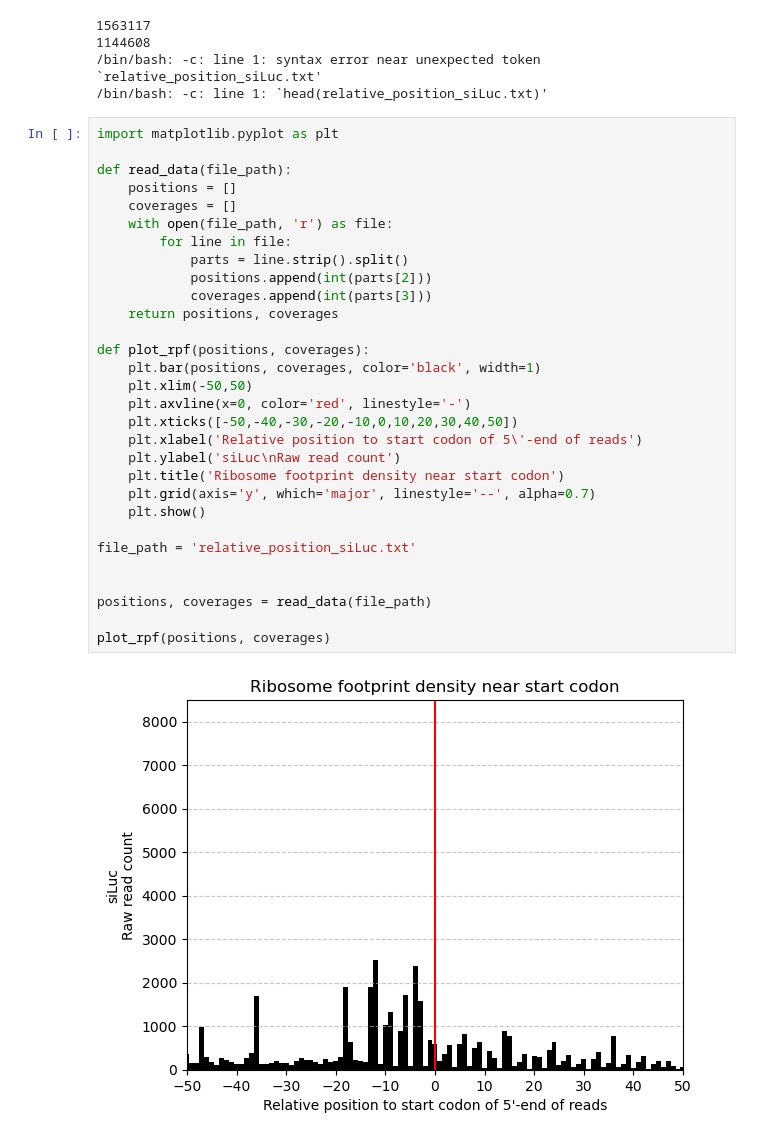
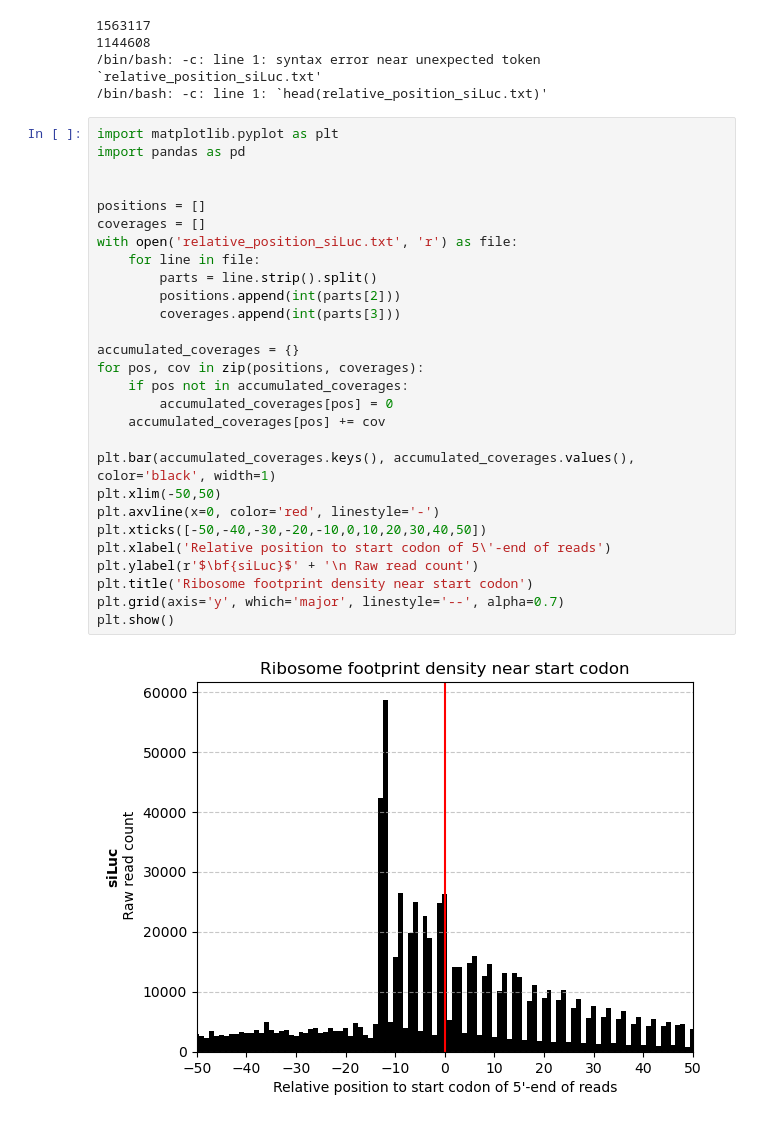
Before and after one commit to PyoYoungjoon/Mission, a Jupyter notebook: binfo1-work/Mission 2.ipynb, the cells around one changed output. Cells and saved outputs as stored; diff of their text form.

```diff
--- a/binfo1-work/Mission 2.ipynb
+++ b/binfo1-work/Mission 2.ipynb
@@ -160,33 +160,31 @@ chr1    4878103 4878104 1       chr1    4878045 4878205 ENSMUST00000027036.11
 /bin/bash: -c: line 1: `head(relative_position_siLuc.txt)'
 # %%
 import matplotlib.pyplot as plt
-
-def read_data(file_path):
-    positions = []
-    coverages = []
-    with open(file_path, 'r') as file:
-        for line in file:
-            parts = line.strip().split()
-            positions.append(int(parts[2]))
-            coverages.append(int(parts[3]))
-    return positions, coverages
-
-def plot_rpf(positions, coverages):
-    plt.bar(positions, coverages, color='black', width=1)
-    plt.xlim(-50,50)
-    plt.axvline(x=0, color='red', linestyle='-')
-    plt.xticks([-50,-40,-30,-20,-10,0,10,20,30,40,50])
-    plt.xlabel('Relative position to start codon of 5\'-end of reads')
-    plt.ylabel('siLuc\nRaw read count')
-    plt.title('Ribosome footprint density near start codon')
-    plt.grid(axis='y', which='major', linestyle='--', alpha=0.7)
-    plt.show()
-
-file_path = 'relative_position_siLuc.txt'
+import pandas as pd
 
 
-positions, coverages = read_data(file_path)
+positions = []
+coverages = []
+with open('relative_position_siLuc.txt', 'r') as file:
+    for line in file:
+        parts = line.strip().split()
+        positions.append(int(parts[2]))
+        coverages.append(int(parts[3]))
 
-plot_rpf(positions, coverages)
+accumulated_coverages = {}
+for pos, cov in zip(positions, coverages):
+    if pos not in accumulated_coverages:
+        accumulated_coverages[pos] = 0
+    accumulated_coverages[pos] += cov
+
+plt.bar(accumulated_coverages.keys(), accumulated_coverages.values(), color='black', width=1)
+plt.xlim(-50,50)
+plt.axvline(x=0, color='red', linestyle='-')
+plt.xticks([-50,-40,-30,-20,-10,0,10,20,30,40,50])
+plt.xlabel('Relative position to start codon of 5\'-end of reads')
+plt.ylabel(r'$\bf{siLuc}$' + '\n Raw read count')
+plt.title('Ribosome footprint density near start codon')
+plt.grid(axis='y', which='major', linestyle='--', alpha=0.7)
+plt.show()
 # %% [output]
-[figure, old version]
+[figure, new version]
```
